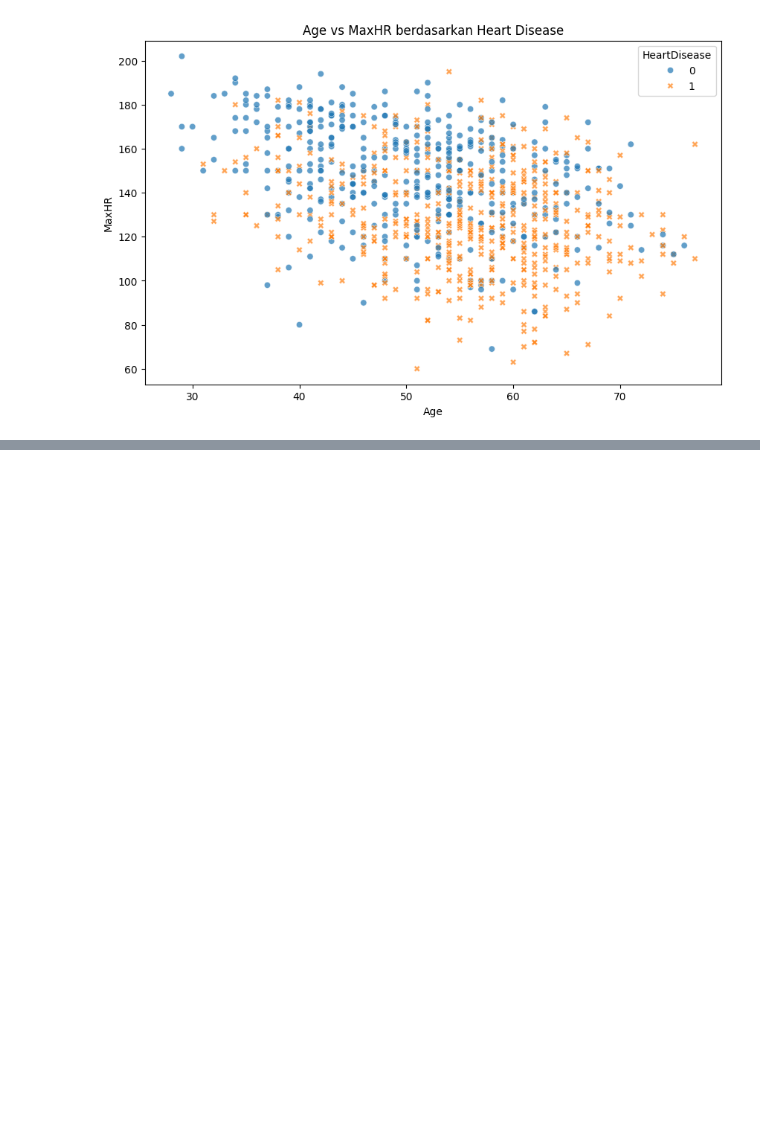
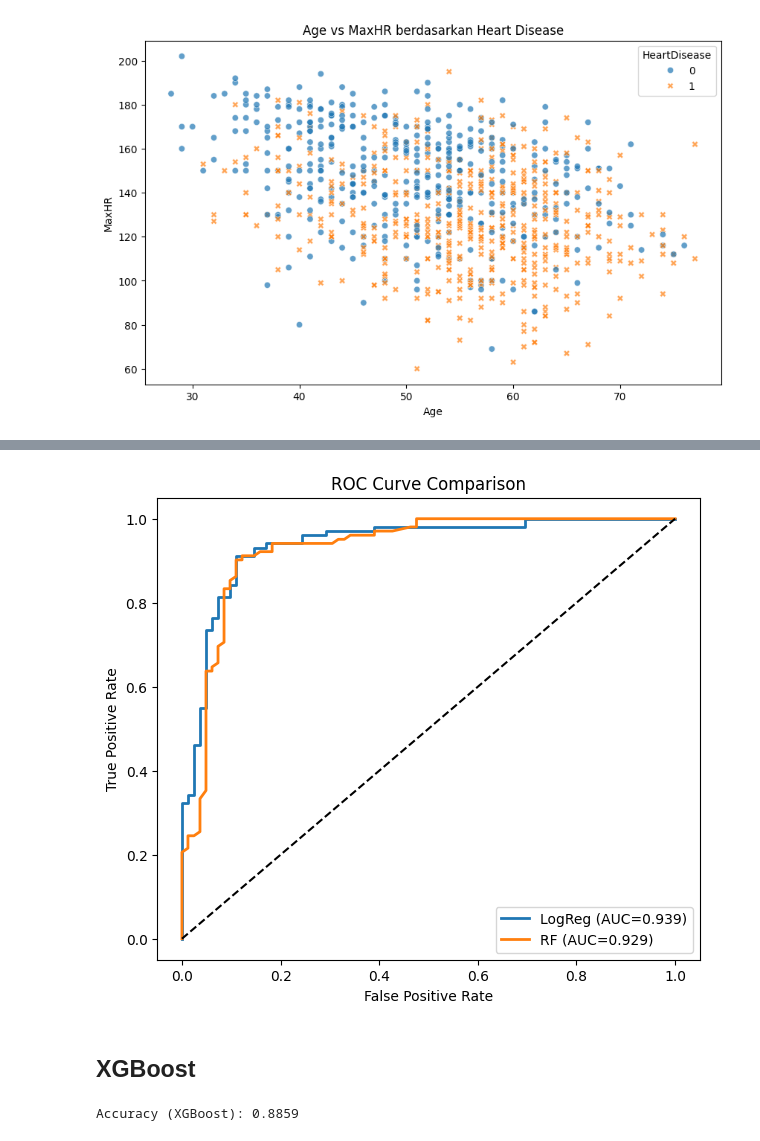
Before and after one commit to versa-syahptr/tubesPDA, a Jupyter notebook: main.ipynb, the cells around one changed output, grey strips where cells are left out. Cells and saved outputs as stored; diff of their text form; code cells hidden in the pictures; blank space fills up the shorter version.

```diff
--- a/main.ipynb
+++ b/main.ipynb
@@ -187,0 +190,3 @@ plt.show()
+# %%
+categorical_binary = ['Sex', 'ExerciseAngina']
+categorical_multiclass = ['ChestPainType', 'RestingECG', 'ST_Slope']
@@ -187,0 +361,46 @@ plt.show()
+# %%
+y_proba_rf = rf.predict_proba(X_test)[:, 1]
+
+fpr_rf, tpr_rf, _ = roc_curve(y_test, y_proba_rf)
+roc_auc_rf = auc(fpr_rf, tpr_rf)
+
+plt.figure(figsize=(7,6))
+
+# Logistic Regression (dari kode sebelumnya)
+fpr_lr, tpr_lr, _ = roc_curve(y_test, y_proba)
+plt.plot(fpr_lr, tpr_lr, label=f"LogReg (AUC={roc_auc:.3f})", linewidth=2)
+
+# Random Forest
+plt.plot(fpr_rf, tpr_rf, label=f"RF (AUC={roc_auc_rf:.3f})", linewidth=2)
+
+plt.plot([0,1], [0,1], "k--")
+
+plt.title("ROC Curve Comparison")
+plt.xlabel("False Positive Rate")
+plt.ylabel("True Positive Rate")
+plt.legend()
+plt.show()
+# %% [output]
+[figure, added]
+# %% [markdown]
+## XGBoost
+# %%
+from xgboost import XGBClassifier
+
+xgb = XGBClassifier(
+    n_estimators=300,
+    learning_rate=0.05,
+    max_depth=4,
+    subsample=0.8,
+    colsample_bytree=0.8,
+    random_state=41,
+    eval_metric='logloss'
+)
+
+xgb.fit(X_train, y_train)
+
+y_pred_xgb = xgb.predict(X_test)
+acc_xgb = accuracy_score(y_test, y_pred_xgb)
+print(f"Accuracy (XGBoost): {acc_xgb:.4f}")
+# %% [output]
+Accuracy (XGBoost): 0.8859
```
Also changed, not shown: parts of 28 cells of this notebook.
